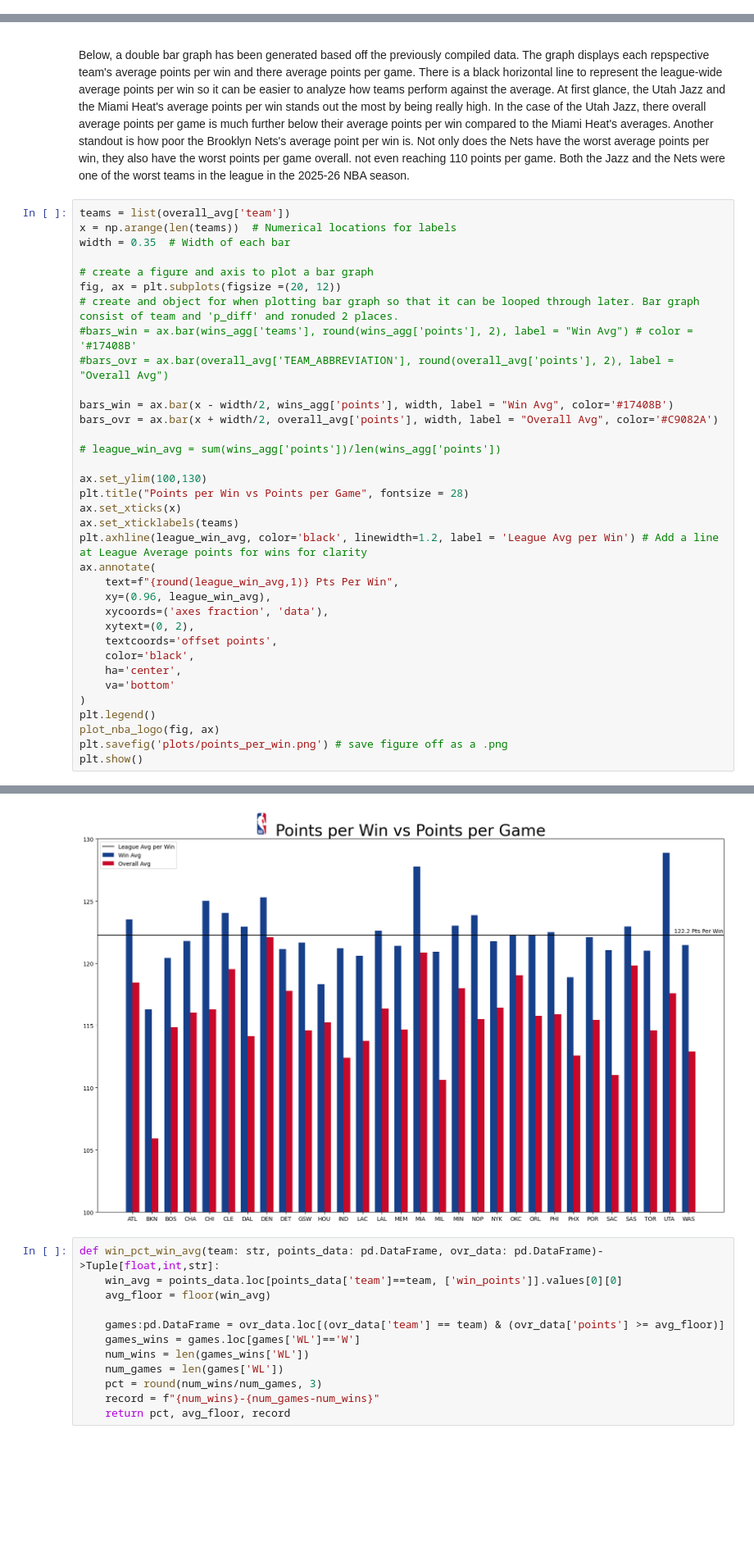
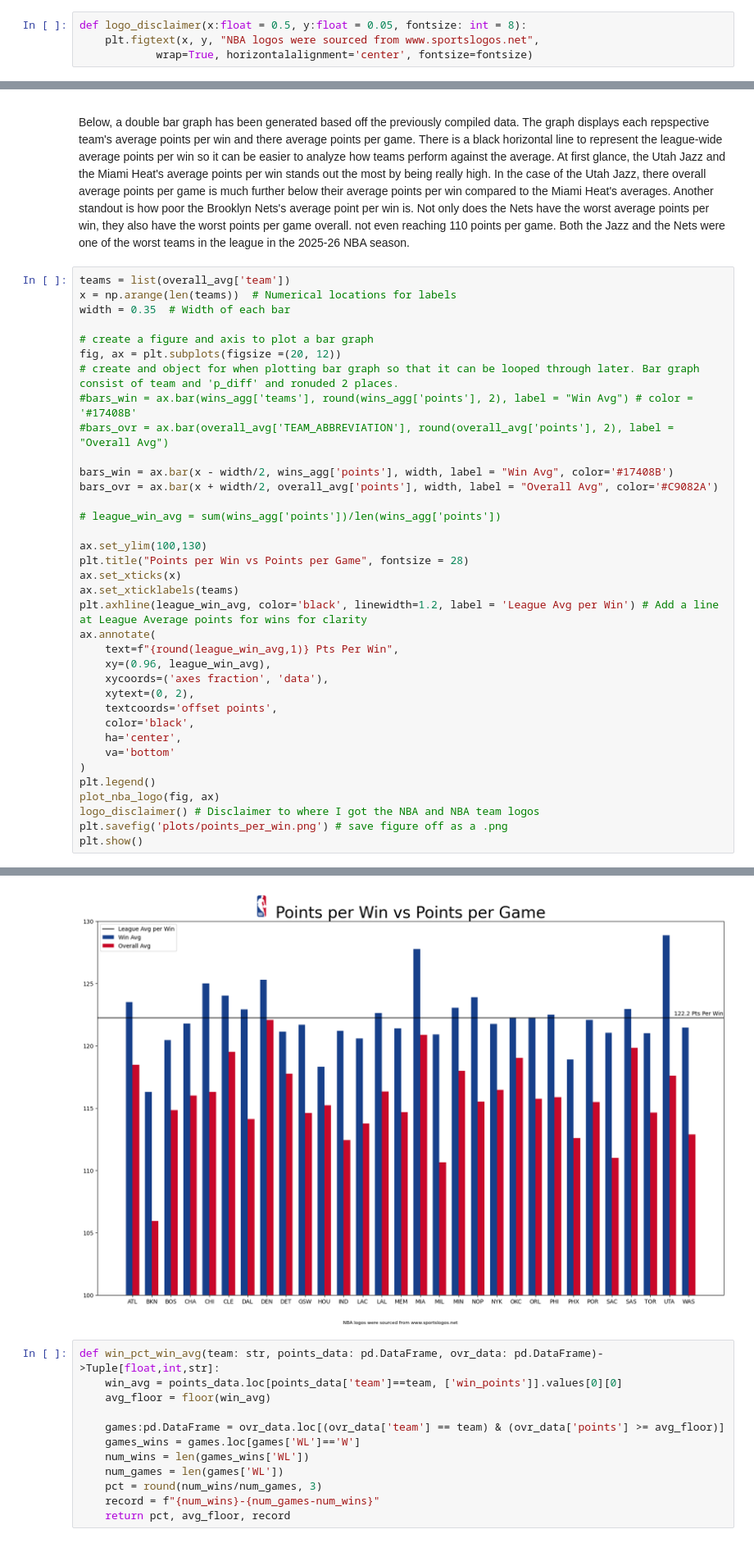
Before and after one commit to wjpericles/nba-data-visuals, a Jupyter notebook: src/02_points_per_win/points_per_win.ipynb, the cells around one changed output, grey strips where cells are left out. Shown at 82% size. Cells and saved outputs as stored; diff of their text form; blank space fills up the shorter version.

Commit message:
Added minor changes to the plots. Added commentary to the Average differential vs Percentage plot.

```diff
--- a/src/02_points_per_win/points_per_win.ipynb
+++ b/src/02_points_per_win/points_per_win.ipynb
@@ -236,6 +236,10 @@ def plot_nba_logo(fig: Figure, ax: Axes):
     anno_box = AnnotationBbox(imagebox, xy=(title_x - 0.03, title_y + 0.07), xycoords='axes fraction',
                               box_alignment=(0, 1), frameon=False)
     ax.add_artist(anno_box)
+# %%
+def logo_disclaimer(x:float = 0.5, y:float = 0.05, fontsize: int = 8):
+    plt.figtext(x, y, "NBA logos were sourced from www.sportslogos.net",
+            wrap=True, horizontalalignment='center', fontsize=fontsize)
 # %% [markdown]
 ## Points per Win vs Points per Game
 
@@ -250,34 +254,35 @@ fig, ax = plt.subplots(figsize =(20, 12))
 # create and object for when plotting bar graph so that it can be looped through later. Bar graph consist of team and 'p_diff' and ronuded 2 places.
 #bars_win = ax.bar(wins_agg['teams'], round(wins_agg['points'], 2), label = "Win Avg") # color = '#17408B'
 #bars_ovr = ax.bar(overall_avg['TEAM_ABBREVIATION'], round(overall_avg['points'], 2), label = "Overall Avg")
 
 bars_win = ax.bar(x - width/2, wins_agg['points'], width, label = "Win Avg", color='#17408B')
 bars_ovr = ax.bar(x + width/2, overall_avg['points'], width, label = "Overall Avg", color='#C9082A')
 
 # league_win_avg = sum(wins_agg['points'])/len(wins_agg['points'])
 
 ax.set_ylim(100,130)
 plt.title("Points per Win vs Points per Game", fontsize = 28)
 ax.set_xticks(x)
 ax.set_xticklabels(teams)
 plt.axhline(league_win_avg, color='black', linewidth=1.2, label = 'League Avg per Win') # Add a line at League Average points for wins for clarity
 ax.annotate(
     text=f"{round(league_win_avg,1)} Pts Per Win",
     xy=(0.96, league_win_avg),
     xycoords=('axes fraction', 'data'),
     xytext=(0, 2),
     textcoords='offset points',
     color='black',
     ha='center',
     va='bottom'
 )
 plt.legend()
 plot_nba_logo(fig, ax)
+logo_disclaimer() # Disclaimer to where I got the NBA and NBA team logos
 plt.savefig('plots/points_per_win.png') # save figure off as a .png
 plt.show()
 # %% [output]
 0.284 1.0
-[figure, old version]
+[figure, new version]
 # %%
 def win_pct_win_avg(team: str, points_data: pd.DataFrame, ovr_data: pd.DataFrame)->Tuple[float,int,str]:
     win_avg = points_data.loc[points_data['team']==team, ['win_points']].values[0][0]
```
Also changed, not shown: parts of 7 cells of this notebook, 8 other files.
